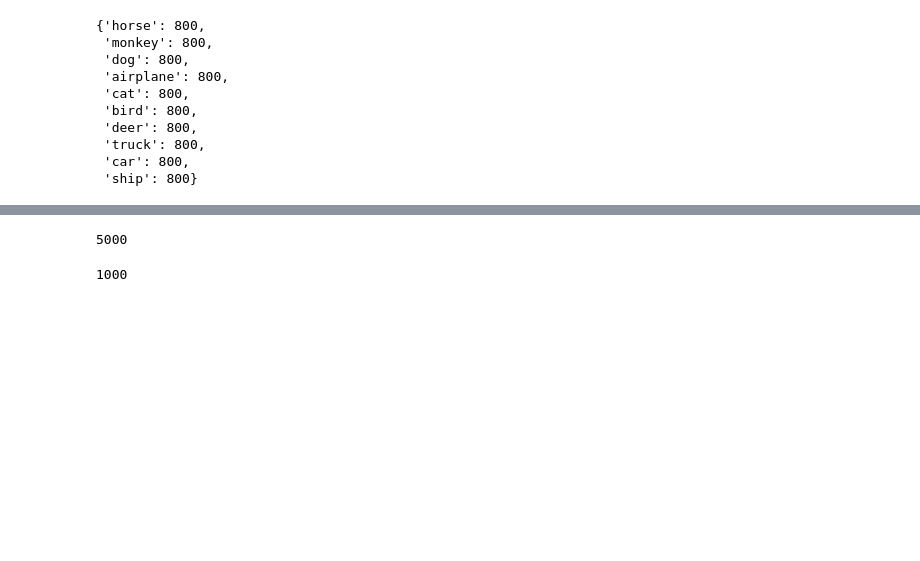
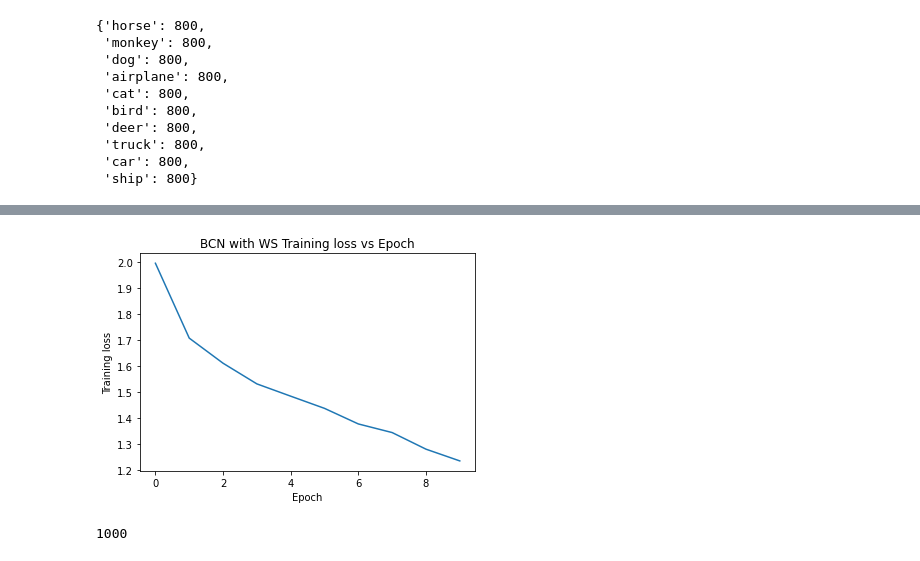
Before and after one commit to 395t/coding-assignment-week-5-nrm-2, a Jupyter notebook: notebooks/joshpapermaster.ipynb, the cells around one changed output, grey strips where cells are left out. Saved outputs shown, nothing was run; the diff lists cells and outputs as text; code cells hidden in the pictures; blank space fills up the shorter version.

```diff
--- a/notebooks/joshpapermaster.ipynb
+++ b/notebooks/joshpapermaster.ipynb
@@ -282,7 +296,12 @@ validation loss: 1.7791, validation acc 0.3133
 # %%
-len(train_dataset)
+plt.title("BCN with WS Training loss vs Epoch")
+plt.xlabel('Epoch')
+plt.ylabel('Training loss')
+plt.plot(running_loss_history, label=label)
+
+plt.show()
 # %% [output]
-5000
+[figure, added]
 # %%
 # %% [output]
 1000
```
Also changed, not shown: parts of 1 cell of this notebook.
